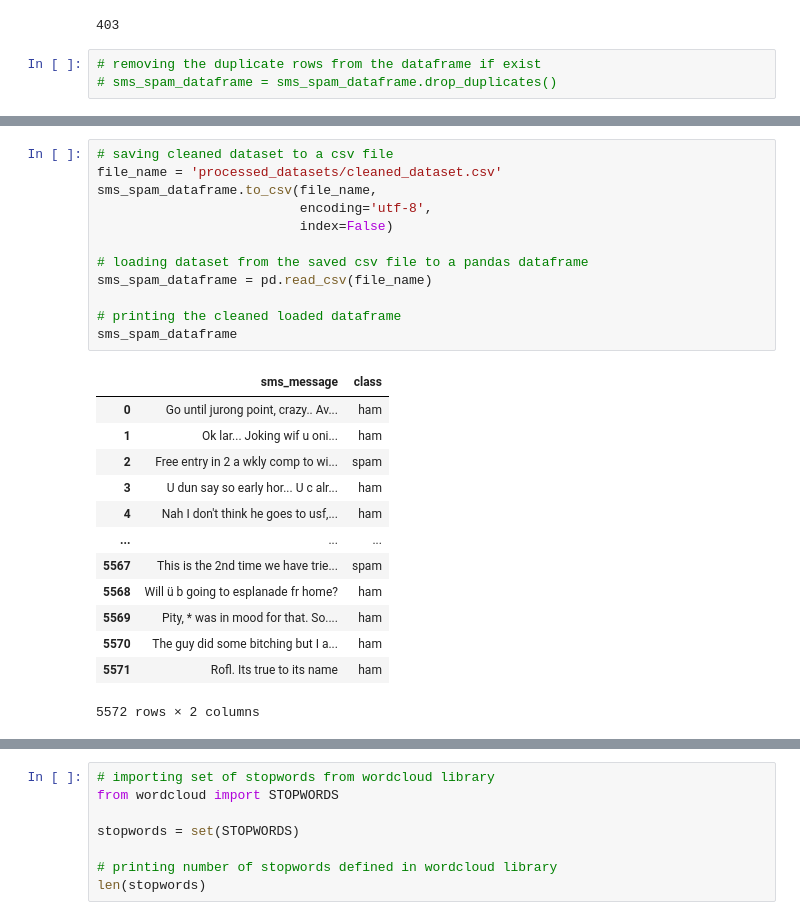
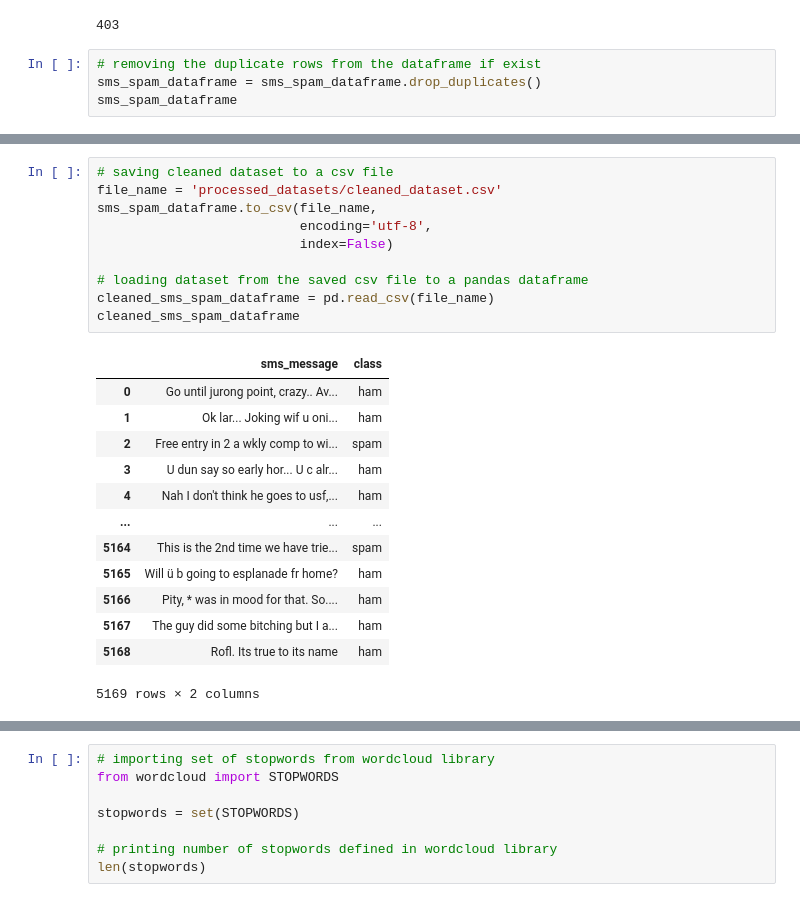
Before and after one commit to TharindaNimnajith/deep-learning-spam-detection, a Jupyter notebook: src/Spam_Detection.ipynb, the cells around one changed output, grey strips where cells are left out. Cells and saved outputs as stored; diff of their text form.

```diff
--- a/src/Spam_Detection.ipynb
+++ b/src/Spam_Detection.ipynb
@@ -235,4 +255,5 @@ sms_spam_dataframe.duplicated().sum()
 403
 # %%
 # removing the duplicate rows from the dataframe if exist
-# sms_spam_dataframe = sms_spam_dataframe.drop_duplicates()
+sms_spam_dataframe = sms_spam_dataframe.drop_duplicates()
+sms_spam_dataframe
@@ -243,26 +319,24 @@ sms_spam_dataframe.duplicated().sum()
 # %%
 # saving cleaned dataset to a csv file
 file_name = 'processed_datasets/cleaned_dataset.csv'
 sms_spam_dataframe.to_csv(file_name,
                           encoding='utf-8',
                           index=False)
 
 # loading dataset from the saved csv file to a pandas dataframe
-sms_spam_dataframe = pd.read_csv(file_name)
-
-# printing the cleaned loaded dataframe
-sms_spam_dataframe
+cleaned_sms_spam_dataframe = pd.read_csv(file_name)
+cleaned_sms_spam_dataframe
 # %% [output]
 |  | sms_message | class |
 | 0 | Go until jurong point, crazy.. Av... | ham |
 | 1 | Ok lar... Joking wif u oni... | ham |
 | 2 | Free entry in 2 a wkly comp to wi... | spam |
 | 3 | U dun say so early hor... U c alr... | ham |
 | 4 | Nah I don't think he goes to usf,... | ham |
 | ... | ... | ... |
-| 5567 | This is the 2nd time we have trie... | spam |
-| 5568 | Will ü b going to esplanade fr home? | ham |
-| 5569 | Pity, * was in mood for that. So.... | ham |
-| 5570 | The guy did some bitching but I a... | ham |
-| 5571 | Rofl. Its true to its name | ham |
+| 5164 | This is the 2nd time we have trie... | spam |
+| 5165 | Will ü b going to esplanade fr home? | ham |
+| 5166 | Pity, * was in mood for that. So.... | ham |
+| 5167 | The guy did some bitching but I a... | ham |
+| 5168 | Rofl. Its true to its name | ham |
-5572 rows × 2 columns
+5169 rows × 2 columns
```
Also changed, not shown: parts of 216 cells of this notebook.
